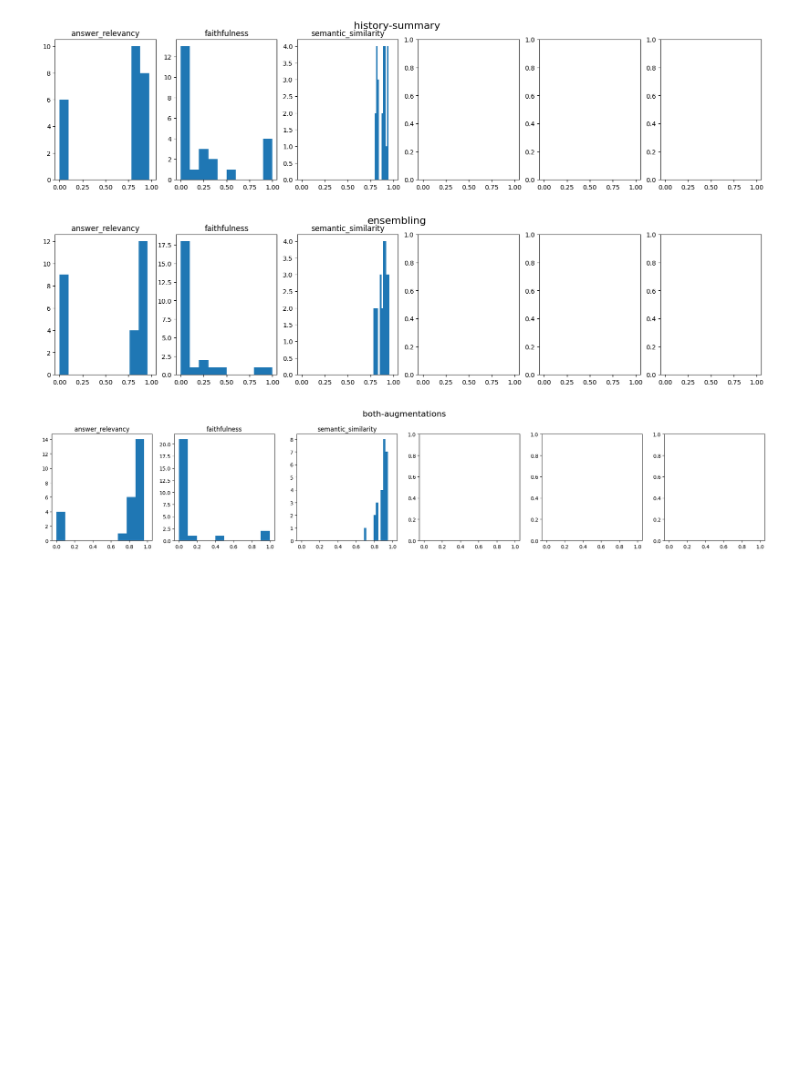
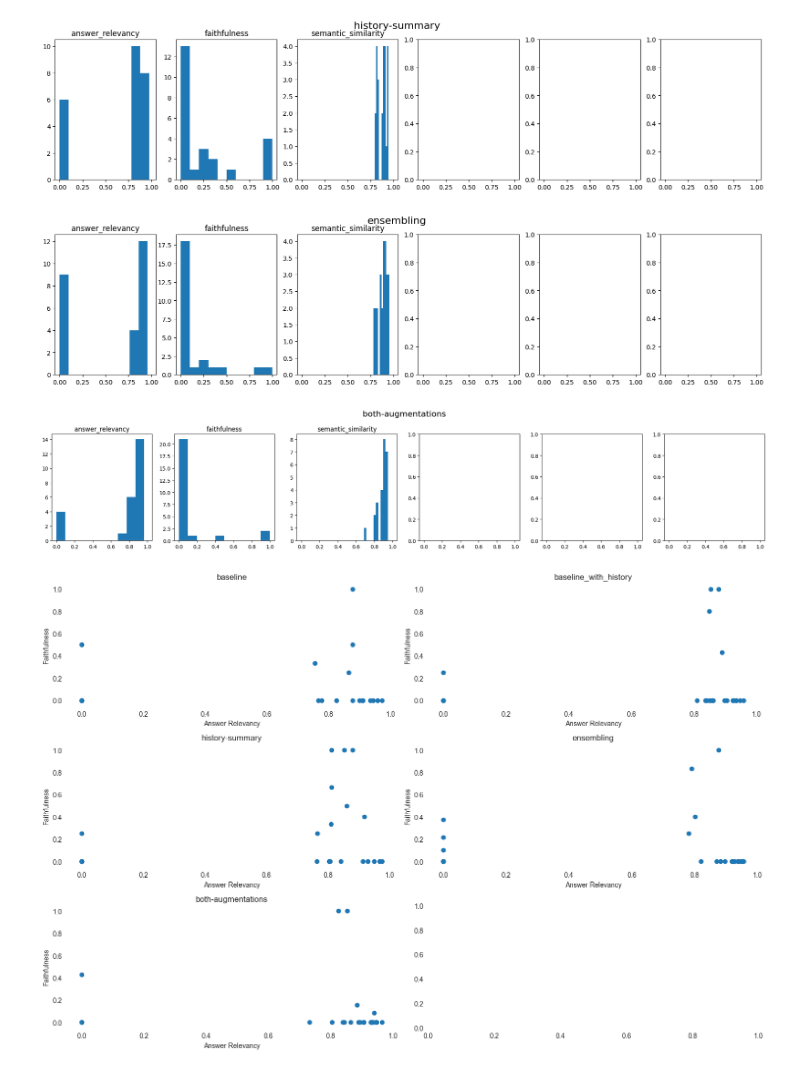
Before and after one commit to ItamarAron/hands-on-llms, a Jupyter notebook: modules/financial_bot/notebooks/eval_graphs.ipynb, the cells around one changed output. Cells and saved outputs as stored; diff of their text form; code cells hidden in the pictures; blank space fills up the shorter version.

```diff
--- a/modules/financial_bot/notebooks/eval_graphs.ipynb
+++ b/modules/financial_bot/notebooks/eval_graphs.ipynb
@@ -80,3 +77,70 @@ plt.tight_layout()
 [figure]
 [figure]
 [figure]
+# %%
+
+import re
+import ast
+import pandas as pd
+import matplotlib.pyplot as plt
+
+# List of files
+eval_files = [
+    ('baseline', '../evalbaseline/results.txt'),
+    ('baseline_with_history', '../evalbaseline/results_with_history.txt'),
+    ('history-summary', '../evalbaseline/run_with_history_summarization_prompt_only'),
+    ('ensembling', '../evalbaseline/run_with_rephrasing_prompt_only'),
+    ('both-augmentations','../evalbaseline/run_with_history_summary_and_rephrasing_prompt')
+]
+# %%
+##################
+# faithfulness vs answer_relevancy
+# in one graph
+#################
+# Create subplots
+fig, axes = plt.subplots(nrows=3, ncols=2, figsize=(15, 10))
+axes = axes.flatten()
+
+# Loop through each file and plot
+for i, (name, file_path) in enumerate(eval_files):
+    # Open the file and read its contents
+    with open(file_path, 'r') as file:
+        content = file.read()
+
+    # Use regex to find the line containing the "Score" dictionary
+    pattern = r"Score=\{.*?\}"
+    score_list = re.findall(pattern, content)
+
+    # Extract dictionaries from strings
+    score_dicts = [ast.literal_eval(item.split('=')[1]) for item in score_list]
+
+    # Create DataFrame
+    df = pd.DataFrame(score_dicts)
+
+    # Rename columns if needed
+    df.columns = ['answer_relevancy', 'semantic_similarity', 'faithfulness']
+
+    # Add a new column for the ratio
+    df['ratio'] = df.apply(lambda row: row['faithfulness'] / row['answer_relevancy'] if row['answer_relevancy'] != 0 else None, axis=1)
+
+    # Create a scatter plot
+    axes[i].scatter(df['answer_relevancy'], df['faithfulness'], label=name, marker='o')
+    axes[i].set_title(name)
+    axes[i].set_xlabel('Answer Relevancy')
+    axes[i].set_ylabel('Faithfulness')
+
+# Adjust layout
+plt.tight_layout()
+
+# Set the background color to white
+fig.patch.set_facecolor('white')
+for ax in axes:
+    ax.set_facecolor('white')
+
+# Save the plot with a white background
+plt.savefig('scatter_plot.png', facecolor='white', edgecolor='black', bbox_inches='tight')
+
+# Show the plot
+plt.show()
+# %% [output]
+[figure, added]
```
Also changed, not shown: parts of 4 cells of this notebook, 8 other files.
